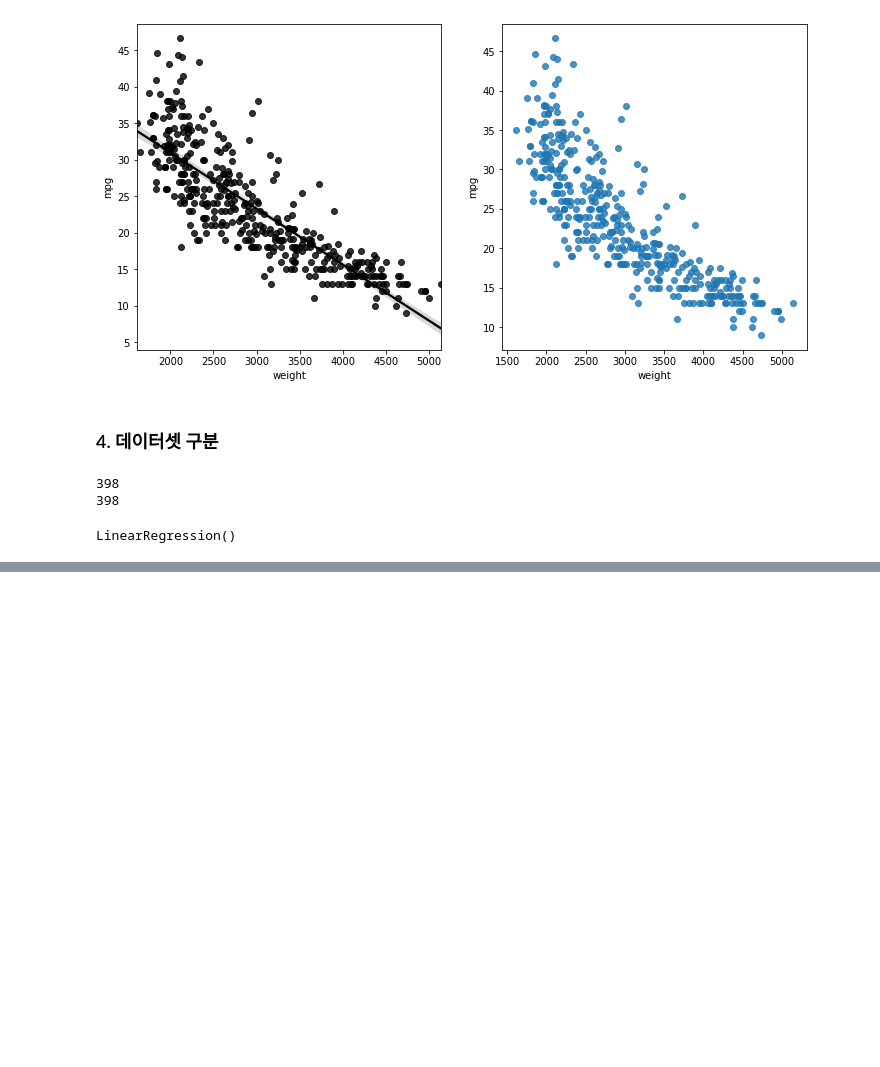
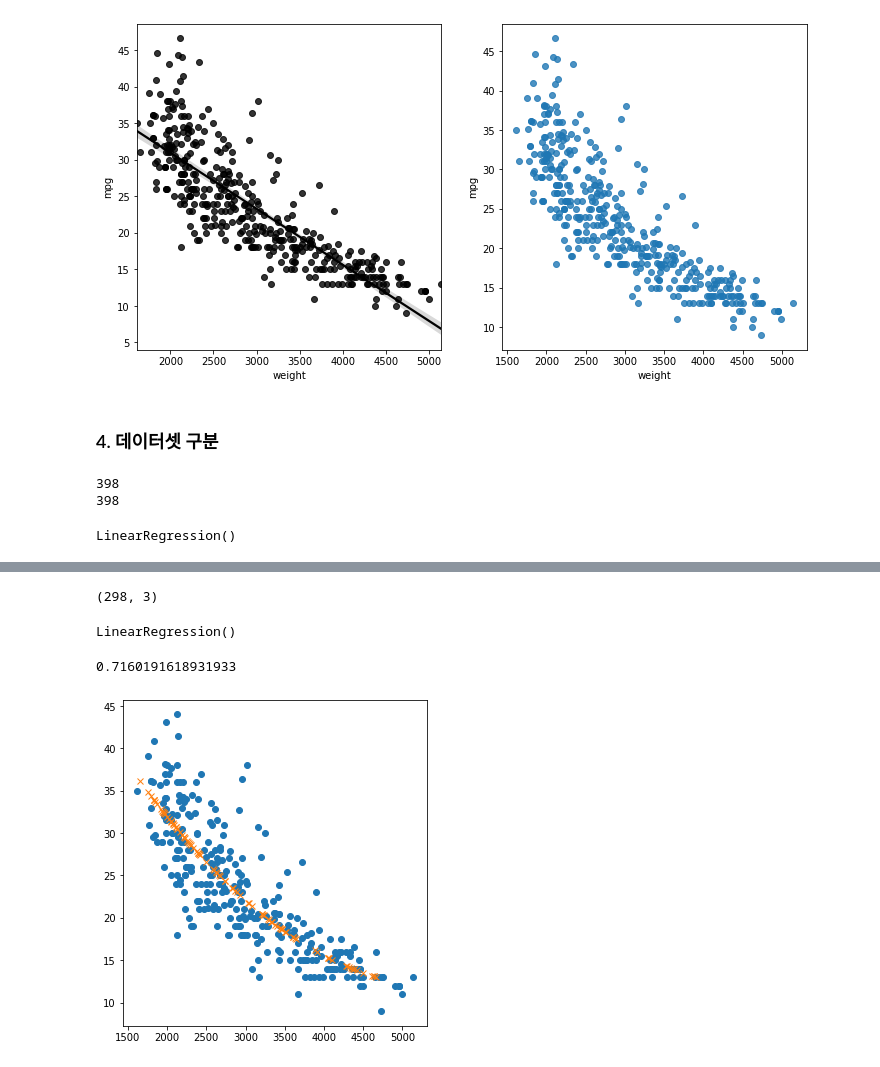
Before and after one commit to kkdh15/AI_Basic_Course, a Jupyter notebook: 20201122/simple_linear_regression.ipynb, the cells around one changed output, grey strips where cells are left out. Drawn from its saved outputs; the diff is of its cells as text; code cells hidden in the pictures; blank space fills up the shorter version.

```diff
--- a/20201122/simple_linear_regression.ipynb
+++ b/20201122/simple_linear_regression.ipynb
@@ -111,0 +153,29 @@ plt.show()
+# %%
+poly = PolynomialFeatures(degree=2) # y = ax^2 + bx +c
+poly_x_train = poly.fit_transform(x_train)
+# %%
+print(poly_x_train.shape)
+# %% [output]
+(298, 3)
+# %%
+pr = LinearRegression()
+pr.fit(poly_x_train, y_train)
+# %% [output]
+LinearRegression()
+# %%
+poly_x_test = poly.fit_transform(x_test)
+# r_square
+r_square = pr.score(poly_x_test,y_test)
+print(r_square)
+# %% [output]
+0.7160191618931933
+# %%
+y_test_hat = pr.predict(poly_x_test)
+# %%
+figure = plt.figure(figsize=(12,6))
+ax3 = figure.add_subplot(1,2,1)
+ax3.plot(x_train,y_train,'o')
+ax3.plot(x_test,y_test_hat,'x')
+plt.show()
+# %% [output]
+[figure, added]
```
Also changed, not shown: parts of 7 cells of this notebook, 10 other files.
